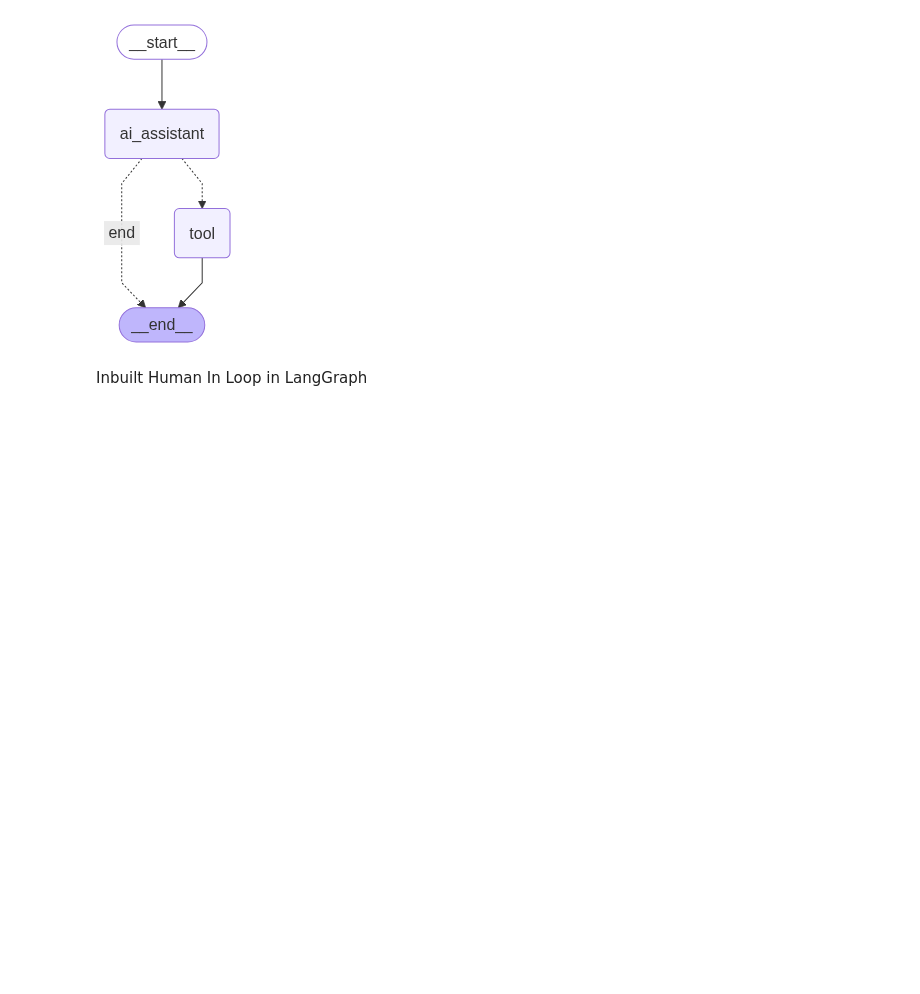
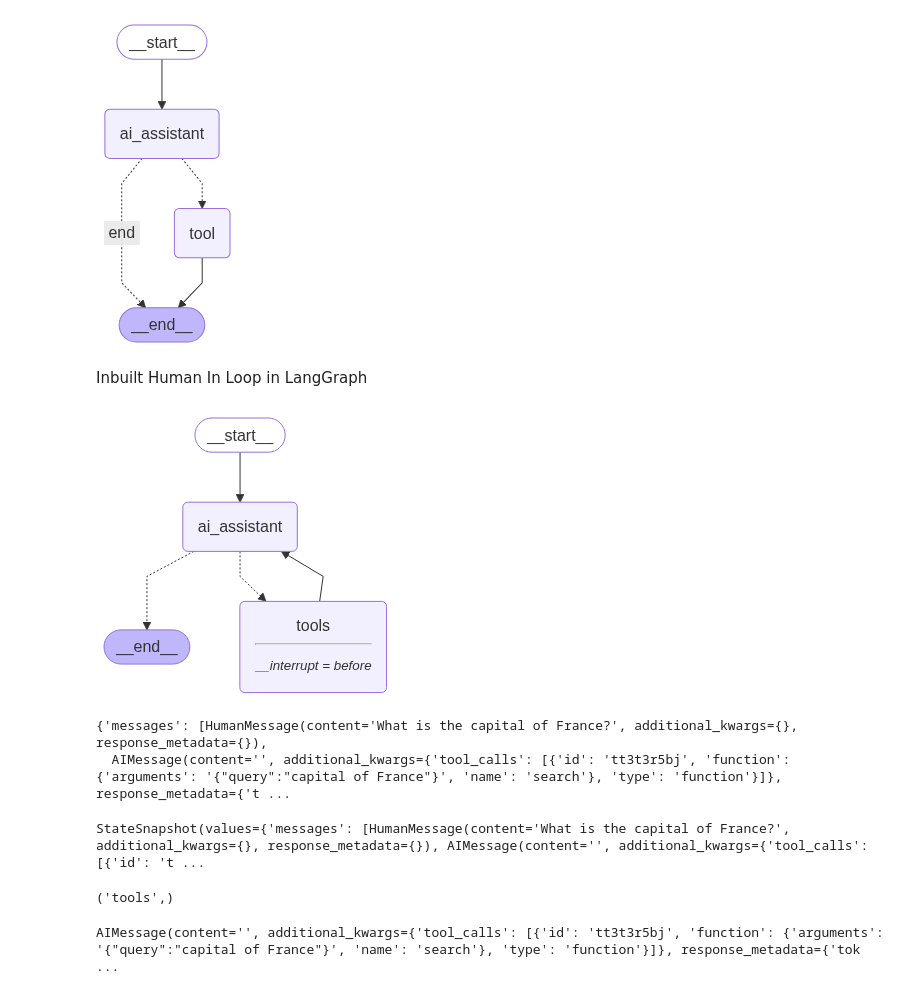
Before and after one commit to Rhy-Shah/Agentic-Gen-AI, a Jupyter notebook: LangGraph/HumanInLoop.ipynb, the cells around one changed output. Saved outputs shown, nothing was run; the diff lists cells and outputs as text; code cells hidden in the pictures; blank space fills up the shorter version.

```diff
--- a/LangGraph/HumanInLoop.ipynb
+++ b/LangGraph/HumanInLoop.ipynb
@@ -86,3 +88,50 @@ app
 [figure]
 # %% [markdown]
 Inbuilt Human In Loop in LangGraph
+# %%
+llm_with_tools = llm.bind_tools(tools)
+# %%
+memory = MemorySaver()
+tool_node = ToolNode(tools)
+# %%
+class AgentState(TypedDict):
+    """State of the agent."""
+    messages: Annotated[Sequence[BaseMessage],operator.add]
+# %%
+def ai_assistant(state:AgentState):
+    response=llm_with_tools.invoke(state["messages"])
+    return {"messages":[response]}
+# %%
+graph_builder = StateGraph(AgentState)
+
+graph_builder.add_node("ai_assistant", ai_assistant)
+graph_builder.add_node("tools", tool_node)
+graph_builder.add_edge(START, "ai_assistant")
+graph_builder.add_conditional_edges("ai_assistant", tools_condition)
+graph_builder.add_edge("tools", "ai_assistant")
+
+app1 = graph_builder.compile(checkpointer=memory, interrupt_before=["tools"])
+app1
+# %% [output]
+[figure, added]
+# %%
+response = app1.invoke({"messages": [HumanMessage("What is the capital of France?")]}, config={"configurable": {"thread_id": "1"}})
+
+response
+# %% [output]
+{'messages': [HumanMessage(content='What is the capital of France?', additional_kwargs={}, response_metadata={}),
+  AIMessage(content='', additional_kwargs={'tool_calls': [{'id': 'tt3t3r5bj', 'function': {'arguments': '{"query":"capital of France"}', 'name': 'search'}, 'type': 'function'}]}, response_metadata={'t ...
+# %%
+snapshot = app1.get_state(config={"configurable": {"thread_id": "1"}})
+snapshot
+# %% [output]
+StateSnapshot(values={'messages': [HumanMessage(content='What is the capital of France?', additional_kwargs={}, response_metadata={}), AIMessage(content='', additional_kwargs={'tool_calls': [{'id': 't ...
+# %%
+snapshot.next
+# %% [output]
+('tools',)
+# %%
+last_message = snapshot.values["messages"][-1]
+last_message
+# %% [output]
+AIMessage(content='', additional_kwargs={'tool_calls': [{'id': 'tt3t3r5bj', 'function': {'arguments': '{"query":"capital of France"}', 'name': 'search'}, 'type': 'function'}]}, response_metadata={'tok ...
```
Also changed, not shown: parts of 4 cells of this notebook.
